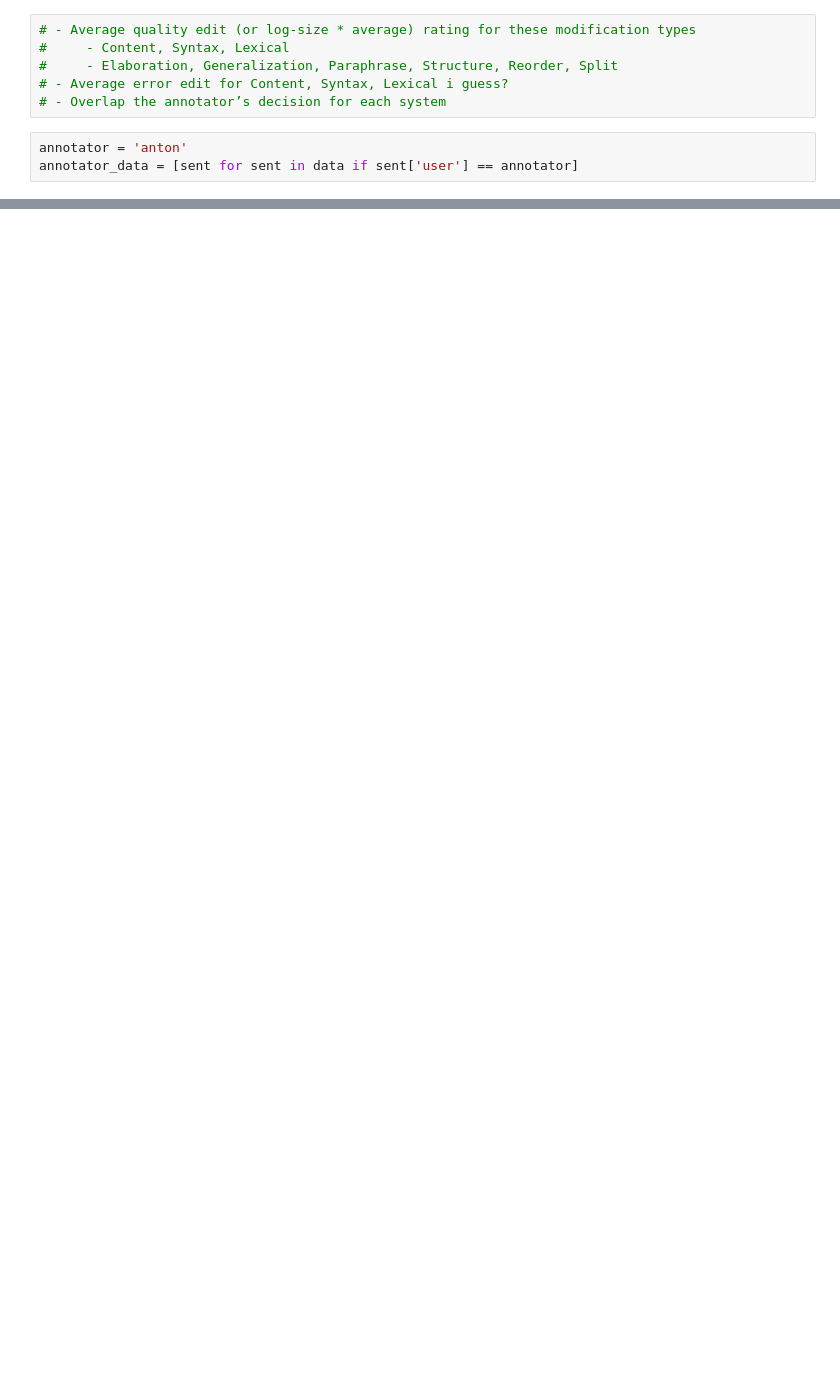
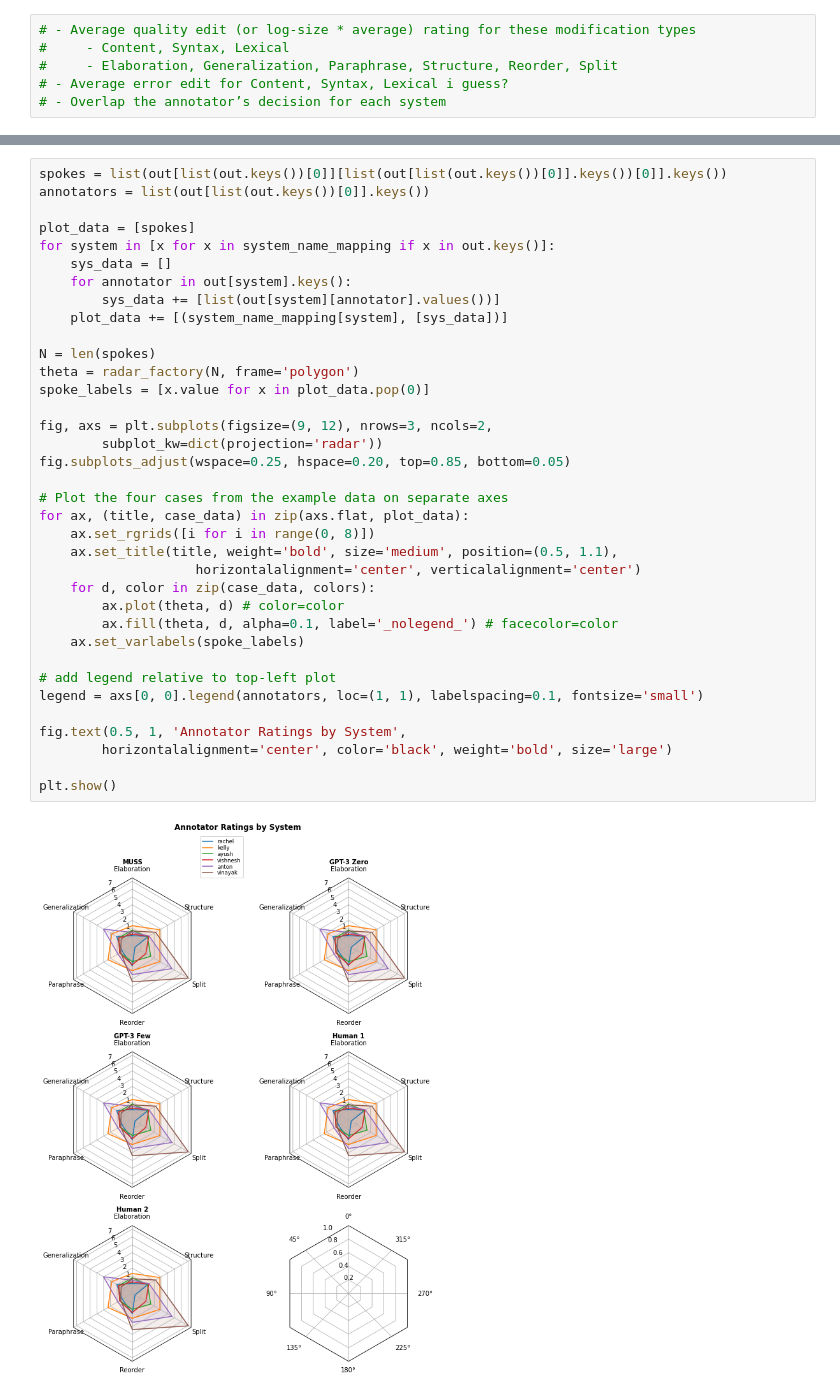
Before and after one commit to Yao-Dou/ts-annotation-tool, a Jupyter notebook: data/analysis/analysis.ipynb, the cells around one changed output, grey strips where cells are left out. Cells and saved outputs as stored; diff of their text form; blank space fills up the shorter version.

Commit message:
add spider graph

```diff
--- a/data/analysis/analysis.ipynb
+++ b/data/analysis/analysis.ipynb
@@ -449,6 +449,3 @@ plt.show()
 #     - Elaboration, Generalization, Paraphrase, Structure, Reorder, Split
 # - Average error edit for Content, Syntax, Lexical i guess?
 # - Overlap the annotator’s decision for each system
-# %%
-annotator = 'anton'
-annotator_data = [sent for sent in data if sent['user'] == annotator]
@@ -474,0 +475,38 @@ annotator_data
+# %%
+spokes = list(out[list(out.keys())[0]][list(out[list(out.keys())[0]].keys())[0]].keys())
+annotators = list(out[list(out.keys())[0]].keys())
+
+plot_data = [spokes]
+for system in [x for x in system_name_mapping if x in out.keys()]:
+    sys_data = []
+    for annotator in out[system].keys():
+        sys_data += [list(out[system][annotator].values())]
+    plot_data += [(system_name_mapping[system], [sys_data])]
+
+N = len(spokes)
+theta = radar_factory(N, frame='polygon')
+spoke_labels = [x.value for x in plot_data.pop(0)]
+
+fig, axs = plt.subplots(figsize=(9, 12), nrows=3, ncols=2,
+        subplot_kw=dict(projection='radar'))
+fig.subplots_adjust(wspace=0.25, hspace=0.20, top=0.85, bottom=0.05)
+
+# Plot the four cases from the example data on separate axes
+for ax, (title, case_data) in zip(axs.flat, plot_data):
+    ax.set_rgrids([i for i in range(0, 8)])
+    ax.set_title(title, weight='bold', size='medium', position=(0.5, 1.1),
+                    horizontalalignment='center', verticalalignment='center')
+    for d, color in zip(case_data, colors):
+        ax.plot(theta, d) # color=color
+        ax.fill(theta, d, alpha=0.1, label='_nolegend_') # facecolor=color
+    ax.set_varlabels(spoke_labels)
+
+# add legend relative to top-left plot
+legend = axs[0, 0].legend(annotators, loc=(1, 1), labelspacing=0.1, fontsize='small')
+
+fig.text(0.5, 1, 'Annotator Ratings by System',
+        horizontalalignment='center', color='black', weight='bold', size='large')
+
+plt.show()
+# %% [output]
+[figure, added]
```
Also changed, not shown: parts of 3 cells of this notebook.
